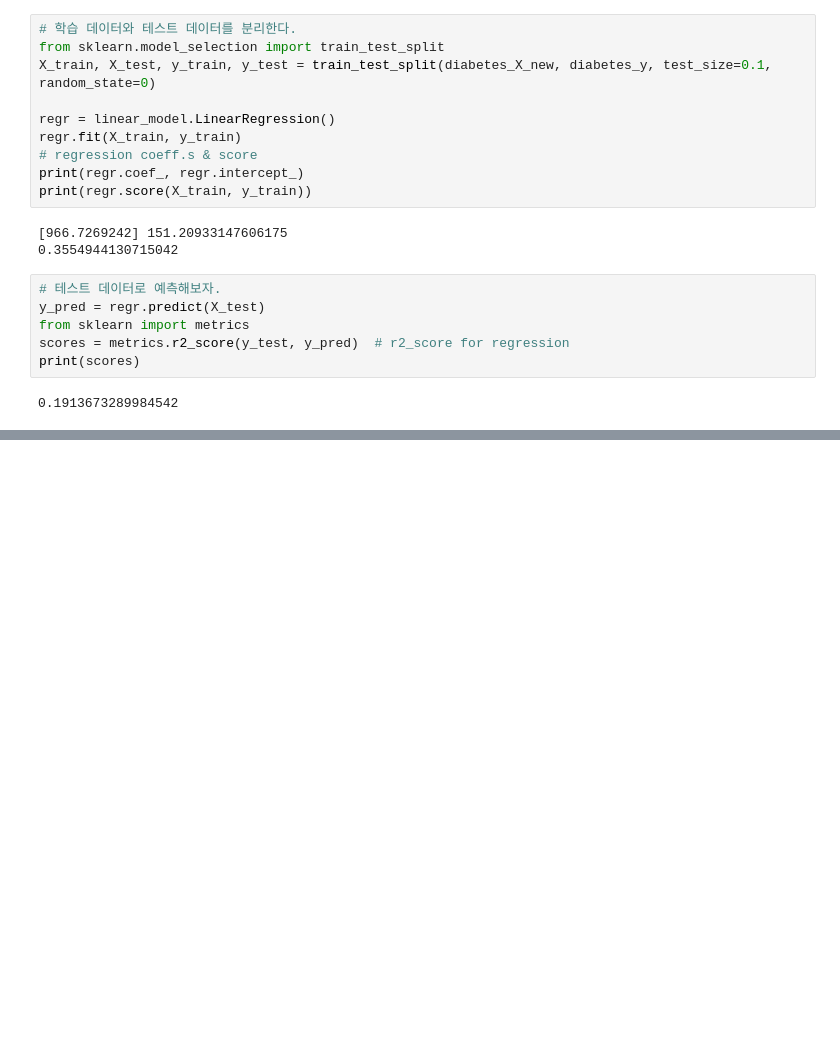
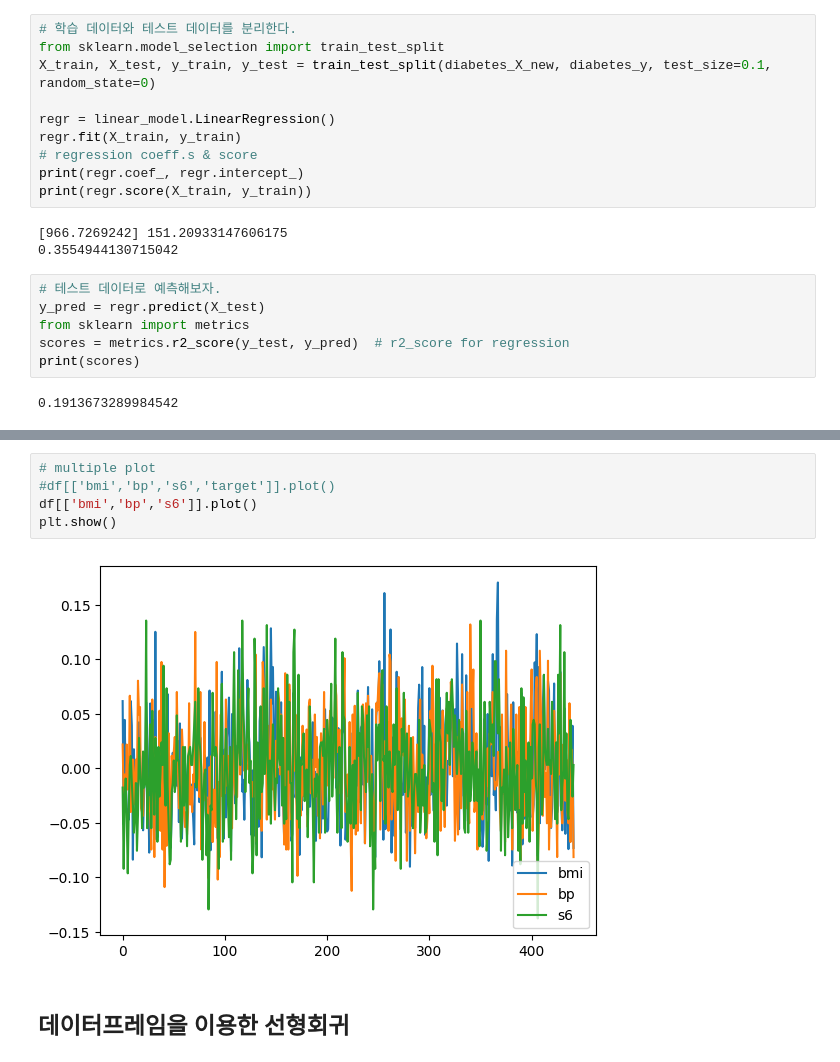
Before and after one commit to alemskdlt/dl02, a Jupyter notebook: notebook/chap04_LR.ipynb, the cells around one changed output, grey strips where cells are left out. Cells and saved outputs as stored; diff of their text form; blank space fills up the shorter version.

```diff
--- a/notebook/chap04_LR.ipynb
+++ b/notebook/chap04_LR.ipynb
@@ -367,0 +374,9 @@ plt.show()
+# %%
+# multiple plot
+#df[['bmi','bp','s6','target']].plot()
+df[['bmi','bp','s6']].plot()
+plt.show()
+# %% [output]
+[figure, added]
+# %% [markdown]
+## 데이터프레임을 이용한 선형회귀
```
Also changed, not shown: parts of 27 cells of this notebook.
